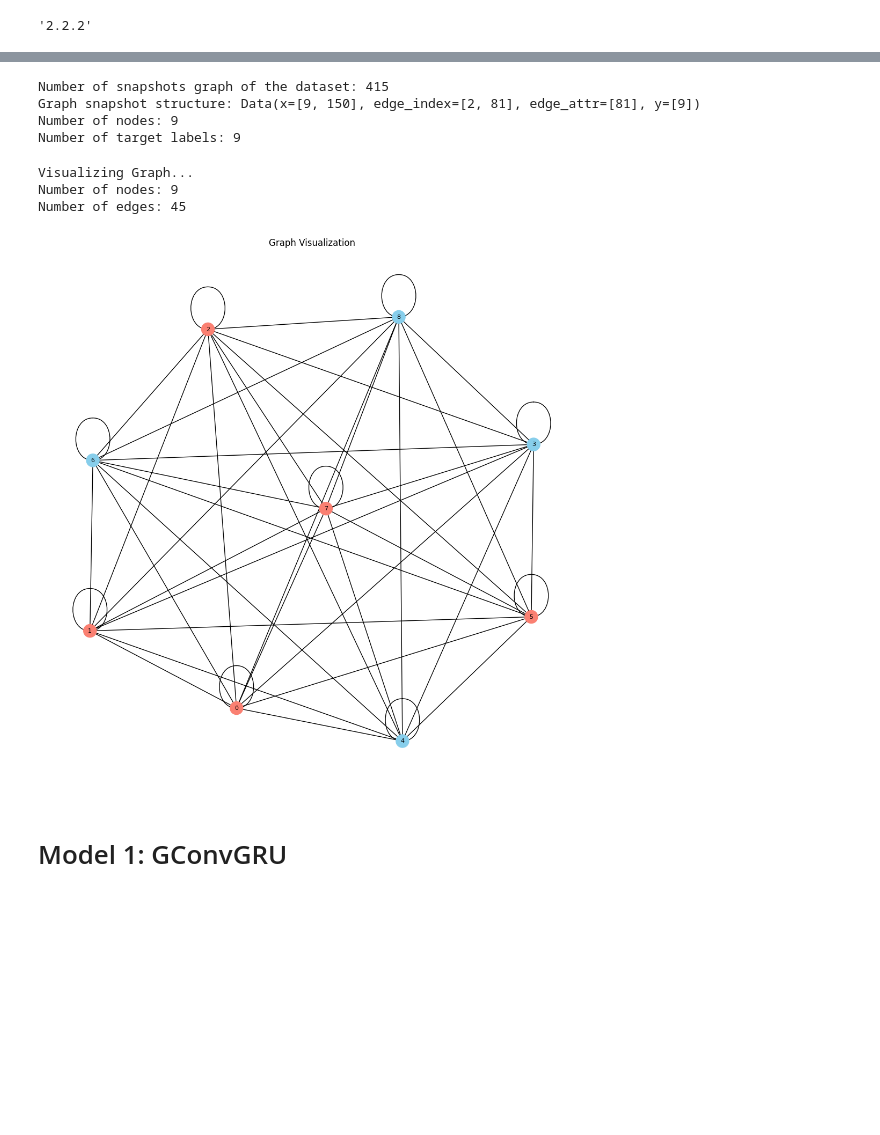
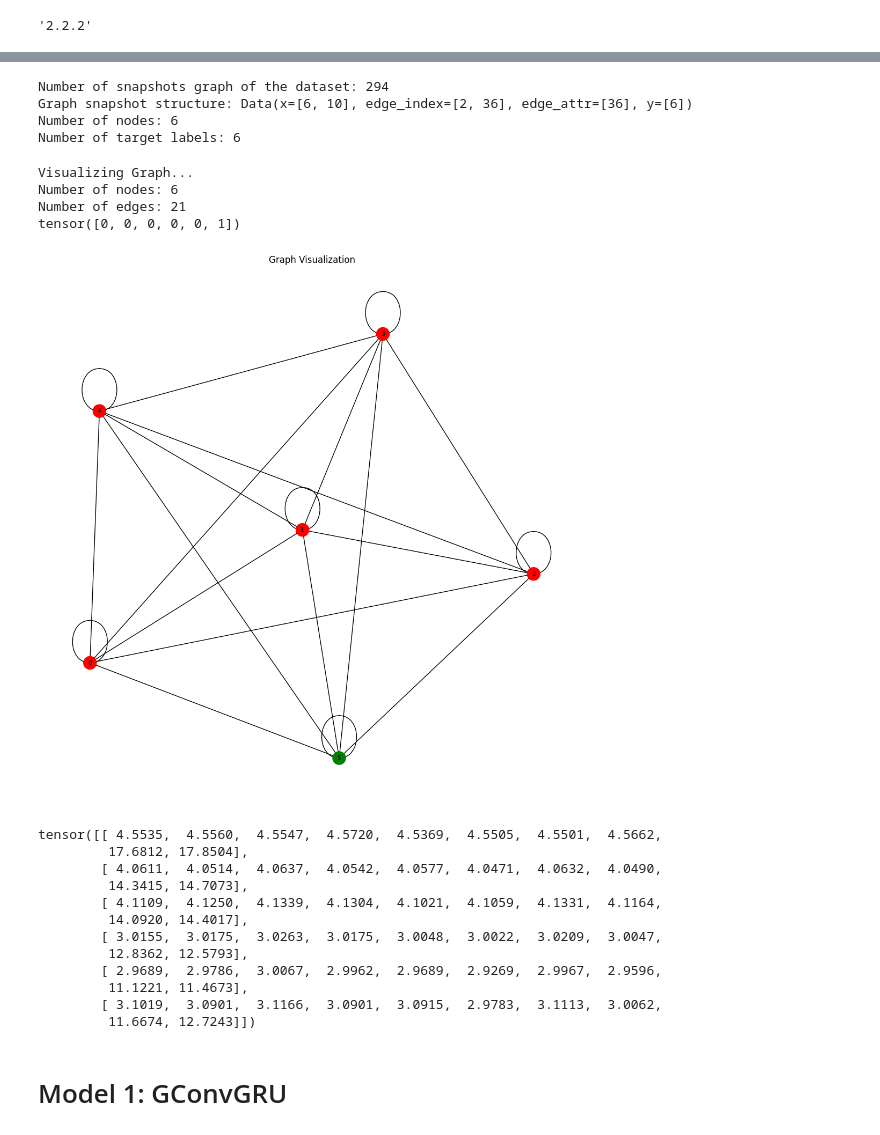
Before and after one commit to mircoloo/TemporalGNNReview, a Jupyter notebook: code/Tesi_2nd_step.ipynb, the cells around one changed output, grey strips where cells are left out. Drawn from its saved outputs; the diff is of its cells as text; code cells hidden in the pictures; blank space fills up the shorter version.

```diff
--- a/code/Tesi_2nd_step.ipynb
+++ b/code/Tesi_2nd_step.ipynb
@@ -59,52 +117,66 @@ dataset = MyGeometricDataset(
 # %%
-print(f"Number of snapshots graph of the dataset: {len(dataset)}")
-print(f"Graph snapshot structure: {dataset[0]}")
-print(f"Number of nodes: {len(dataset[0].x)}")
-print(f"Number of target labels: {len(dataset[0].y)}")
+print(f"Number of snapshots graph of the dataset: {len(train_dataset)}")
+print(f"Graph snapshot structure: {train_dataset[0]}")
+print(f"Number of nodes: {len(train_dataset[0].x)}")
+print(f"Number of target labels: {len(train_dataset[0].y)}")
 # %% [output]
-Number of snapshots graph of the dataset: 415
-Graph snapshot structure: Data(x=[9, 150], edge_index=[2, 81], edge_attr=[81], y=[9])
-Number of nodes: 9
-Number of target labels: 9
+Number of snapshots graph of the dataset: 294
+Graph snapshot structure: Data(x=[6, 10], edge_index=[2, 36], edge_attr=[36], y=[6])
+Number of nodes: 6
+Number of target labels: 6
 # %%
 # --- Assume 'dataset' is your initialized MyGeometricDataset ---
 
 def visualize_geometric_graph(data_sample):
     """
     Visualizes a single torch_geometric.data.Data graph sample.
     """
     # Create a NetworkX graph object
     G = nx.Graph()
 
     # The edge_index tensor is of shape [2, num_edges].
     # We need to transpose it and convert to a list of tuples.
     edge_list = data_sample.edge_index.t().tolist()
 
     # Add edges to the graph. Nodes are added automatically.
     G.add_edges_from(edge_list)
 
     print(f"\nVisualizing Graph...")
     print(f"Number of nodes: {G.number_of_nodes()}")
     print(f"Number of edges: {G.number_of_edges()}")
 
     # Use the labels (Y tensor) to color the nodes
     # For example, class 0 is blue, class 1 is red
-    colors = ['skyblue' if label == 0 else 'salmon' for label in data_sample.y]
-
+    colors = ['red' if label == 0 else 'green' for label in data_sample.y]
+    print(data_sample.y)
     # Draw the graph
     plt.figure(figsize=(10, 10))
     nx.draw(G, with_labels=True, node_color=colors, node_size=300, font_size=8)
     plt.title("Graph Visualization")
     plt.show()
 
 # Visualize the first graph in the dataset
 
-visualize_geometric_graph(dataset[2])
+visualize_geometric_graph(train_dataset[0])
+train_dataset[0].x
 # %% [output]
 Visualizing Graph...
-Number of nodes: 9
-Number of edges: 45
+Number of nodes: 6
+Number of edges: 21
+tensor([0, 0, 0, 0, 0, 1])
-[figure, old version]
+[figure, new version]
+tensor([[ 4.5535,  4.5560,  4.5547,  4.5720,  4.5369,  4.5505,  4.5501,  4.5662,
+         17.6812, 17.8504],
+        [ 4.0611,  4.0514,  4.0637,  4.0542,  4.0577,  4.0471,  4.0632,  4.0490,
+         14.3415, 14.7073],
+        [ 4.1109,  4.1250,  4.1339,  4.1304,  4.1021,  4.1059,  4.1331,  4.1164,
+         14.0920, 14.4017],
+        [ 3.0155,  3.0175,  3.0263,  3.0175,  3.0048,  3.0022,  3.0209,  3.0047,
+         12.8362, 12.5793],
+        [ 2.9689,  2.9786,  3.0067,  2.9962,  2.9689,  2.9269,  2.9967,  2.9596,
+         11.1221, 11.4673],
+        [ 3.1019,  3.0901,  3.1166,  3.0901,  3.0915,  2.9783,  3.1113,  3.0062,
+         11.6674, 12.7243]])
 # %% [markdown]
 # Model 1: GConvGRU
 # %%
```
Also changed, not shown: parts of 17 cells of this notebook, 6 other files.
